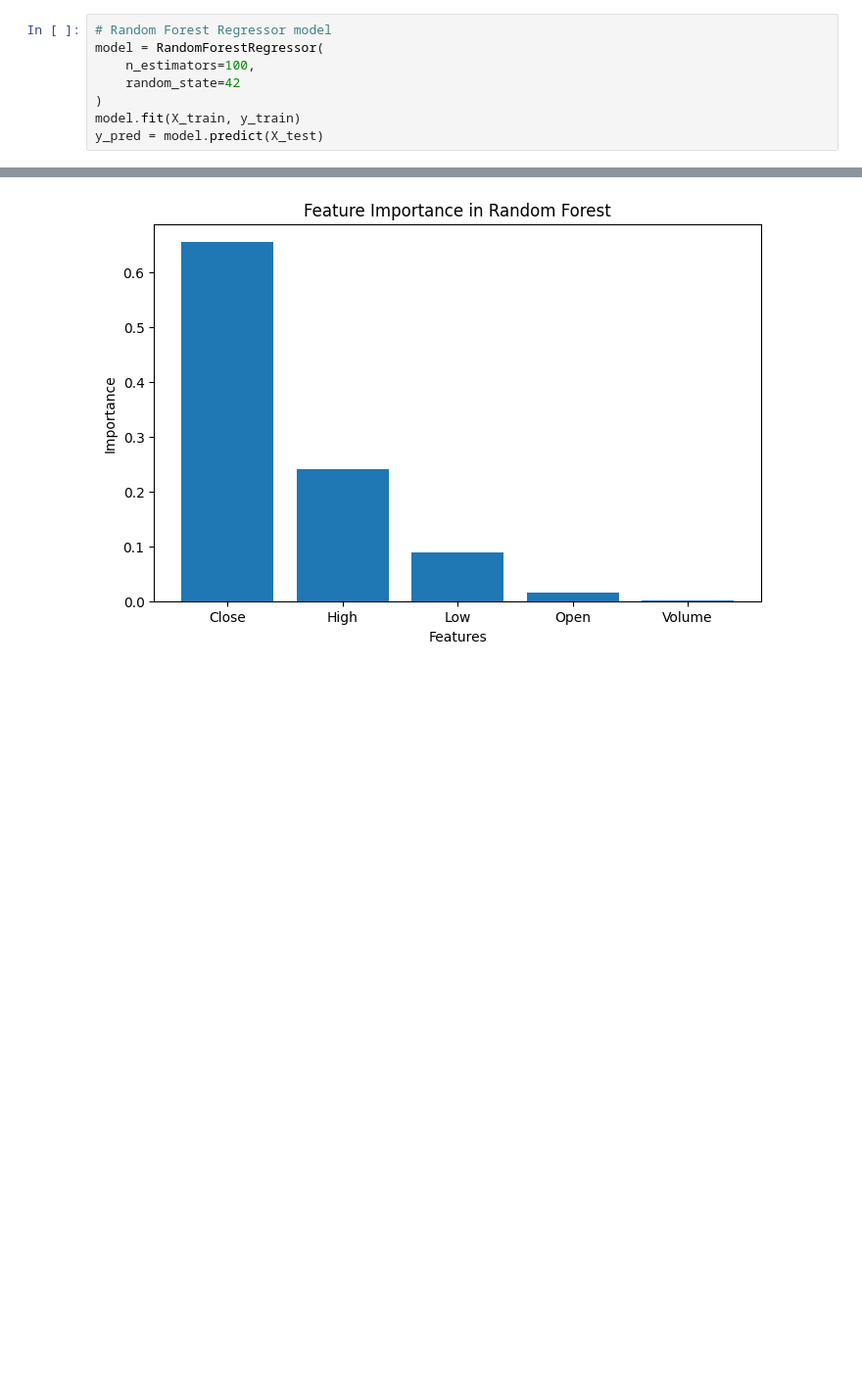
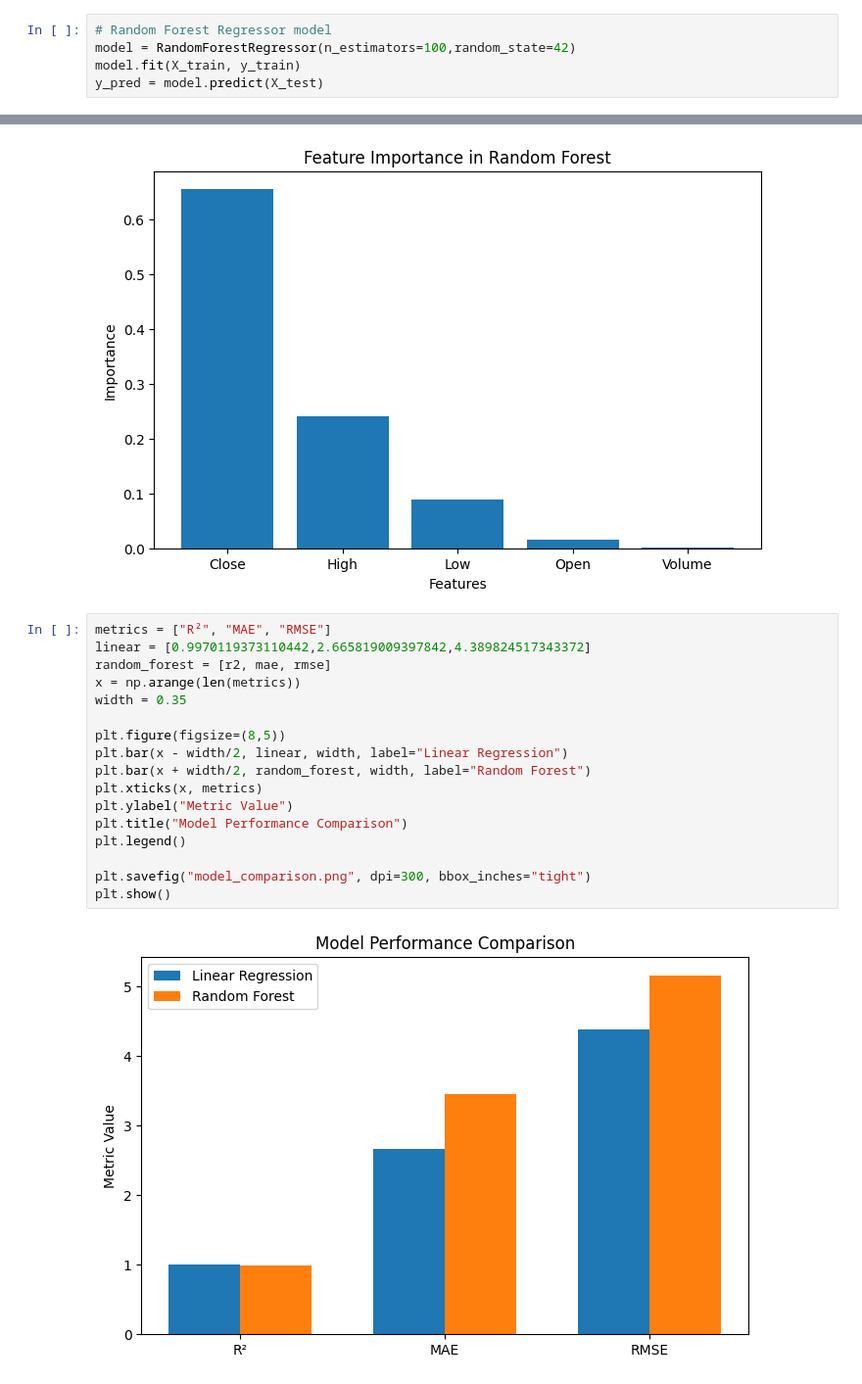
Before and after one commit to Jeffrey-AI-research/Stock-Market-Predictions-AI-Research, a Jupyter notebook: Stock_Market_Predictions_AI_Research_(RF).ipynb, the cells around one changed output, grey strips where cells are left out. Shown at 98% size. Drawn from its saved outputs; the diff is of its cells as text; blank space fills up the shorter version.

```diff
--- a/Stock_Market_Predictions_AI_Research_(RF).ipynb
+++ b/Stock_Market_Predictions_AI_Research_(RF).ipynb
@@ -31,10 +30,7 @@ y_train = y.iloc[:split_index]
 y_test = y.iloc[split_index:]
 # %%
 # Random Forest Regressor model
-model = RandomForestRegressor(
-    n_estimators=100,
-    random_state=42
-)
+model = RandomForestRegressor(n_estimators=100,random_state=42)
 model.fit(X_train, y_train)
 y_pred = model.predict(X_test)
 # %%
@@ -86,3 +79,22 @@ plt.savefig("feature_importance.png", dpi=300, bbox_inches="tight")
 plt.show()
 # %% [output]
 [figure]
+# %%
+metrics = ["R²", "MAE", "RMSE"]
+linear = [0.9970119373110442,2.665819009397842,4.389824517343372]
+random_forest = [r2, mae, rmse]
+x = np.arange(len(metrics))
+width = 0.35
+
+plt.figure(figsize=(8,5))
+plt.bar(x - width/2, linear, width, label="Linear Regression")
+plt.bar(x + width/2, random_forest, width, label="Random Forest")
+plt.xticks(x, metrics)
+plt.ylabel("Metric Value")
+plt.title("Model Performance Comparison")
+plt.legend()
+
+plt.savefig("model_comparison.png", dpi=300, bbox_inches="tight")
+plt.show()
+# %% [output]
+[figure, added]
```
Also changed, not shown: parts of 2 cells of this notebook.
